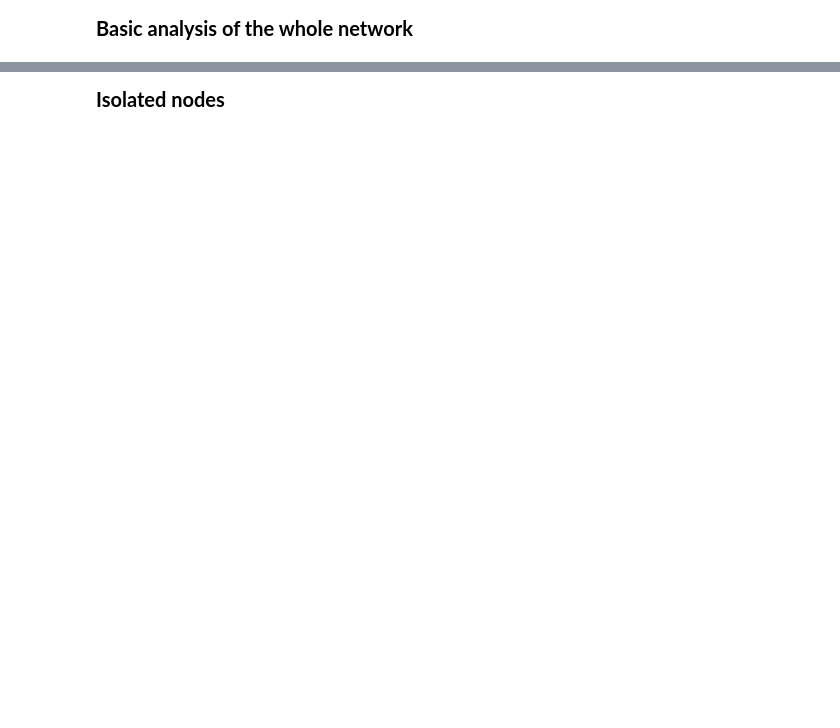
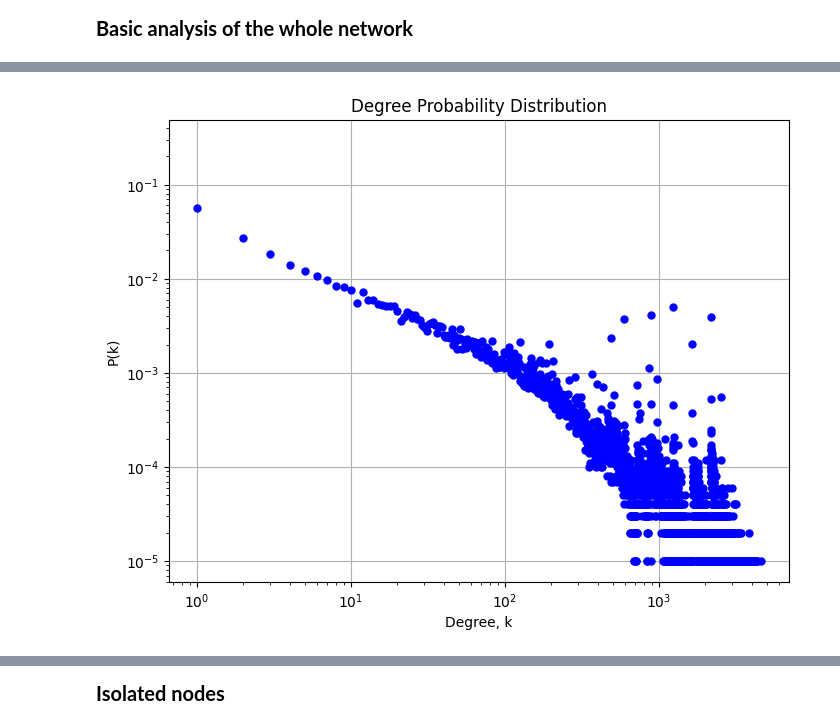
Before and after one commit to Haven397/MSc-project, a Jupyter notebook: code.ipynb, the cells around one changed output, grey strips where cells are left out. Saved outputs shown, nothing was run; the diff lists cells and outputs as text; code cells hidden in the pictures; blank space fills up the shorter version.

```diff
--- a/code.ipynb
+++ b/code.ipynb
@@ -190,0 +222,2 @@ data = whether_success(data_pre(data))
+# %%
+data = whether_success(data)
@@ -190,0 +244,8 @@ data = whether_success(data_pre(data))
+# %%
+a = []
+for i in data:
+    if i['revenue_range'] not in a:
+        a.append(i['revenue_range'])
+    else:
+        continue
+a
@@ -194,11 +265,9 @@ data = whether_success(data_pre(data))
 comps = []
 peo = []
 
-for com in data:
-    comps.append(com['name'])
-    peo.append(list(set(com['founders']) | set(com['investors'])))
-
-unique_comps = [f"{comp}_{i}" for i, comp in enumerate(comps)]
+for i in data:
+    comps.append(i['name'])
+    peo.append(list(set(i['founders']) | set(i['investors'])))
 # %%
-G = build_nw(unique_comps, peo)
+G = build_nw(comps, peo)
 # %%
@@ -226,0 +318,16 @@ analysis
+# %%
+degree_sequence = [d for n, d in G.degree()]
+degree_count = np.bincount(degree_sequence)
+degrees = np.nonzero(degree_count)[0]
+
+degree_prob = degree_count[degrees] / float(sum(degree_count))
+
+plt.figure(figsize=(8, 6))
+plt.loglog(degrees, degree_prob, 'o', markersize=5, color='blue')
+plt.title("Degree Probability Distribution")
+plt.xlabel("Degree, k")
+plt.ylabel("P(k)")
+plt.grid(True)
+plt.show()
+# %% [output]
+[figure, added]
```
Also changed, not shown: parts of 34 cells of this notebook, 3 other files.
